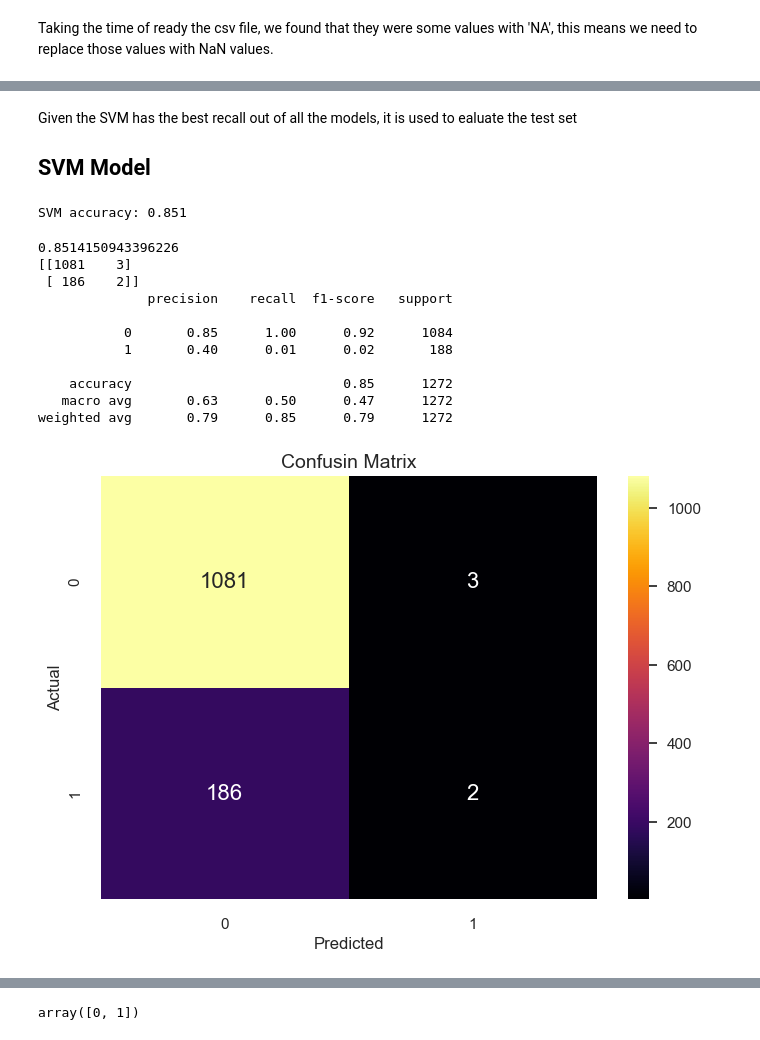
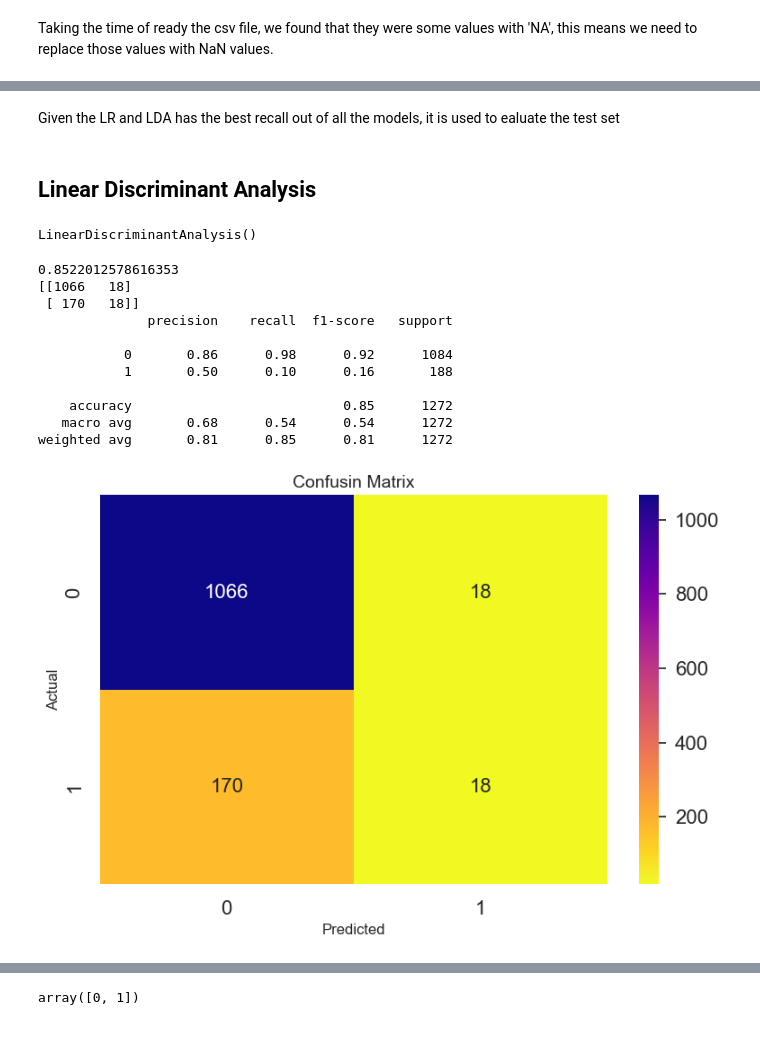
Before and after one commit to linikaalmeida2023/Phyton-ML-Heart-Disease-Risk-Assessment, a Jupyter notebook: StrategicThinking_CA2.ipynb, the cells around one changed output, grey strips where cells are left out. Drawn from its saved outputs; the diff is of its cells as text; code cells hidden in the pictures.

```diff
--- a/StrategicThinking_CA2.ipynb
+++ b/StrategicThinking_CA2.ipynb
@@ -770,0 +524,3 @@ We will use SelectKBest, which is a feature selection technique employed in mach
+# %%
+completeDataset = pd.concat([numericalColumns, categoricalColumns], axis=1)
+completeDataset.head(5)
@@ -883,47 +663,40 @@ plt.show()
 # %% [markdown]
-Given the SVM has the best recall out of all the models, it is used to ealuate the test set
-
-## SVM Model
+Given the LR and LDA has the best recall out of all the models, it is used to ealuate the test set
-# %%
-# Define the SVM  using rbf kernel, C=1, default value of gamma
-svm_model = SVC(C = 1, kernel='rbf')
-
-# Fit the model on the training data
-svm_model.fit(X_train, y_train)
-
-# Making predictions
-y_pred = svm_model.predict(X_validation)
-svm_acc = accuracy_score(y_validation, y_pred)
-print(f"SVM accuracy: {svm_acc:.3f}")
-# %% [output]
-SVM accuracy: 0.851
+# %% [markdown]
+## Linear Discriminant Analysis
+# %%
+# Build model
+model = LinearDiscriminantAnalysis()
+model.fit(X_train, y_train)
+# %% [output]
+LinearDiscriminantAnalysis()
 # %%
 # estimate accuracy on validation set
 #rescaledValidationX = scaler.transform(X_validation)
 rescaledValidationX = X_validation
-predictions = svm_model.predict(rescaledValidationX)
+predictions = model.predict(rescaledValidationX)
 print(accuracy_score(y_validation, predictions))
 print(confusion_matrix(y_validation, predictions))
 print(classification_report(y_validation, predictions))
 # %% [output]
-0.8514150943396226
-[[1081    3]
- [ 186    2]]
+0.8522012578616353
+[[1066   18]
+ [ 170   18]]
               precision    recall  f1-score   support
 
-           0       0.85      1.00      0.92      1084
-           1       0.40      0.01      0.02       188
+           0       0.86      0.98      0.92      1084
+           1       0.50      0.10      0.16       188
 
     accuracy                           0.85      1272
-   macro avg       0.63      0.50      0.47      1272
-weighted avg       0.79      0.85      0.79      1272
+   macro avg       0.68      0.54      0.54      1272
+weighted avg       0.81      0.85      0.81      1272
 # %%
 df_cm = pd.DataFrame(confusion_matrix(y_validation, predictions),
                      columns=np.unique(y_validation),
                      index = np.unique(y_validation))
 df_cm.index.name = 'Actual'
 df_cm.columns.name = 'Predicted'
-sns.heatmap(df_cm, cmap='inferno', annot=True,annot_kws={"size": 16}, fmt='g');
+sns.heatmap(df_cm, cmap='plasma_r', annot=True,annot_kws={"size": 16}, fmt='g');
 plt.title('Confusin Matrix', fontsize=14);
 # %% [output]
-[figure, old version]
+[figure, new version]
```
Also changed, not shown: parts of 177 cells of this notebook.
